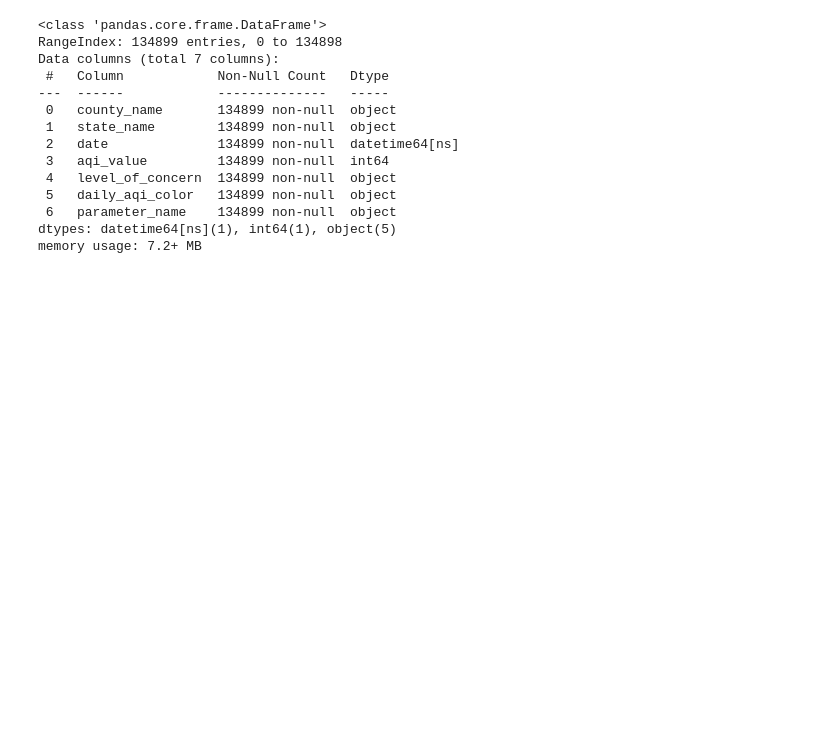
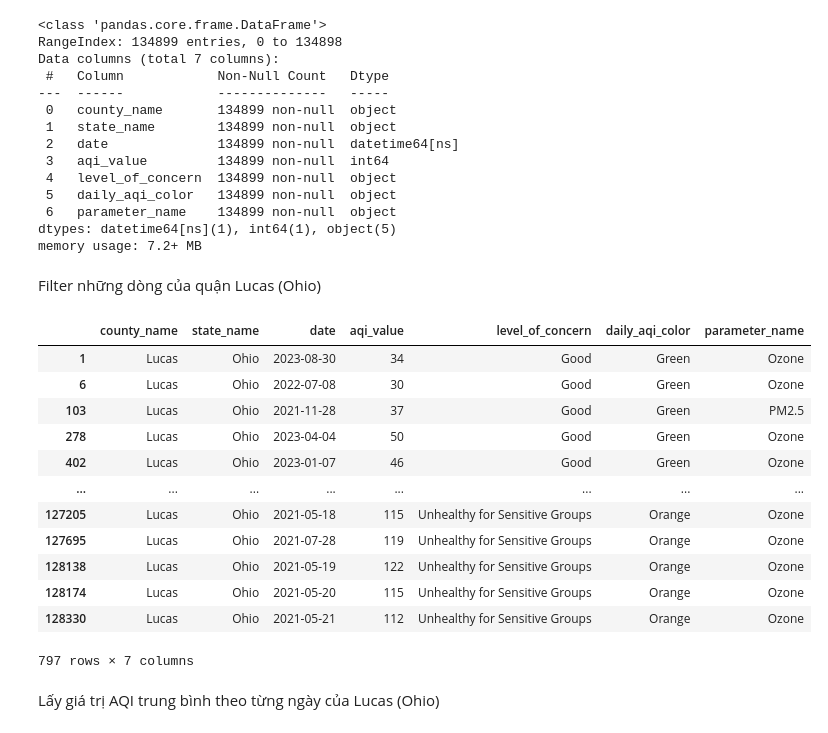
Before and after one commit to trieuvisaooo/US_AQI_Analysis, a Jupyter notebook: Mining/mining.ipynb, the cells around one changed output. Cells and saved outputs as stored; diff of their text form; code cells hidden in the pictures; blank space fills up the shorter version.

```diff
--- a/Mining/mining.ipynb
+++ b/Mining/mining.ipynb
@@ -11,3 +19,11 @@ driver              = '{ODBC Driver 17 for SQL Server}'
+# %%
+load_dotenv()
+
+server              = os.getenv('SERVER')
+database            = os.getenv('DATABASE')
+username            = os.getenv('USERNAME')
+password            = os.getenv('PASSWORD')
+driver              = os.getenv('DRIVER')
 # %%
 connection_string = f"""
     DRIVER={driver};
@@ -88,5 +107,5 @@ df
 # %%
-df['date'] = pd.to_datetime(df['date'])
+df['date'] = pd.to_datetime(df['date'], format='%d/%m/%Y')
 # %%
 df.describe()
 # %% [output]
@@ -116,4 +135,29 @@ Data columns (total 7 columns):
  6   parameter_name    134899 non-null  object
 dtypes: datetime64[ns](1), int64(1), object(5)
 memory usage: 7.2+ MB
+# %% [markdown]
+Filter những dòng của quận Lucas (Ohio)
+# %%
+new_castle_df = df[
+    (df['county_name'] == 'Lucas') &
+    (df['state_name'] == 'Ohio')
+]
+
+new_castle_df
+# %% [output]
+|  | county_name | state_name | date | aqi_value | level_of_concern | daily_aqi_color | parameter_name |
+| 1 | Lucas | Ohio | 2023-08-30 | 34 | Good | Green | Ozone |
+| 6 | Lucas | Ohio | 2022-07-08 | 30 | Good | Green | Ozone |
+| 103 | Lucas | Ohio | 2021-11-28 | 37 | Good | Green | PM2.5 |
+| 278 | Lucas | Ohio | 2023-04-04 | 50 | Good | Green | Ozone |
+| 402 | Lucas | Ohio | 2023-01-07 | 46 | Good | Green | Ozone |
+| ... | ... | ... | ... | ... | ... | ... | ... |
+| 127205 | Lucas | Ohio | 2021-05-18 | 115 | Unhealthy for Sensitive Groups | Orange | Ozone |
+| 127695 | Lucas | Ohio | 2021-07-28 | 119 | Unhealthy for Sensitive Groups | Orange | Ozone |
+| 128138 | Lucas | Ohio | 2021-05-19 | 122 | Unhealthy for Sensitive Groups | Orange | Ozone |
+| 128174 | Lucas | Ohio | 2021-05-20 | 115 | Unhealthy for Sensitive Groups | Orange | Ozone |
+| 128330 | Lucas | Ohio | 2021-05-21 | 112 | Unhealthy for Sensitive Groups | Orange | Ozone |
+797 rows × 7 columns
+# %% [markdown]
+Lấy giá trị AQI trung bình theo từng ngày của Lucas (Ohio)
 # %%
```
Also changed, not shown: parts of 42 cells of this notebook, 3 other files.
